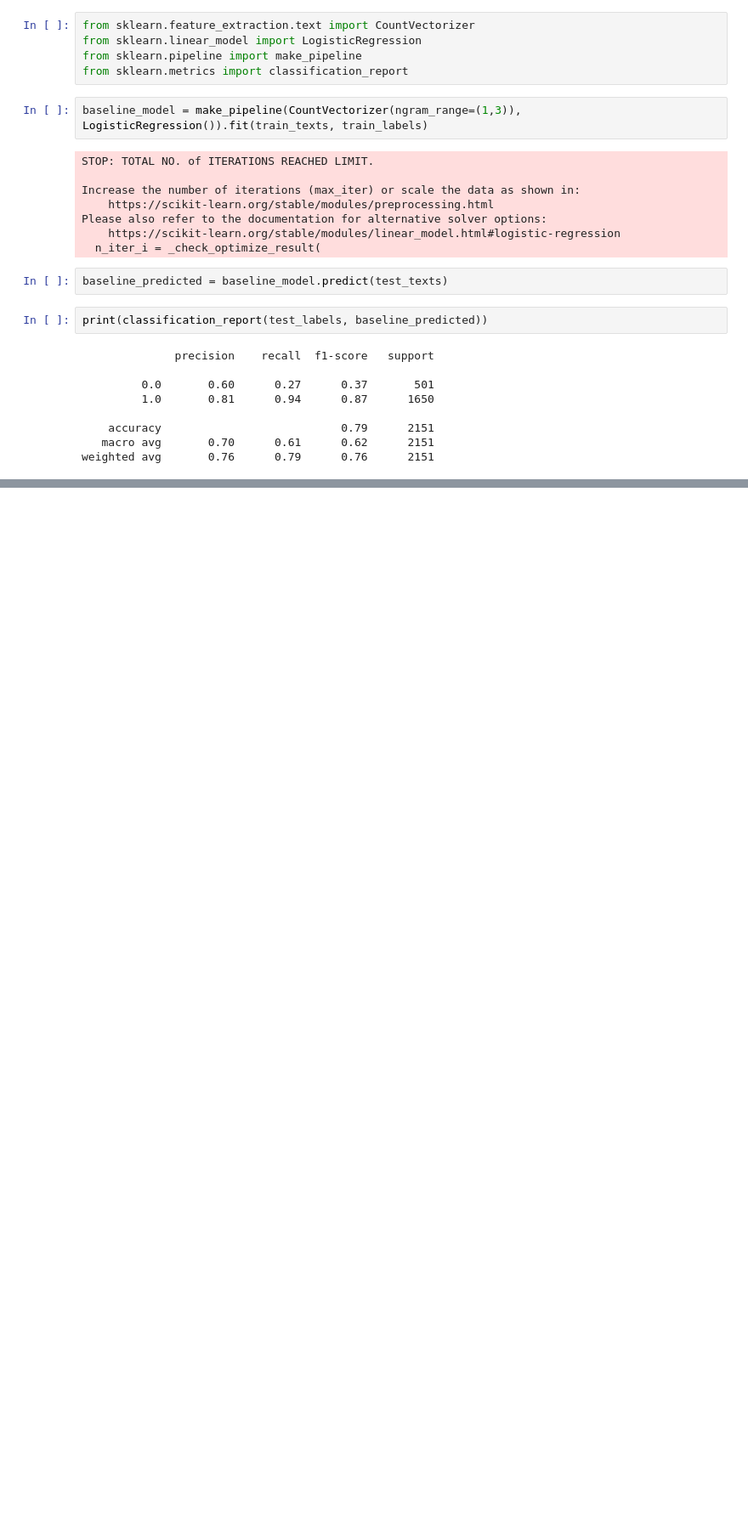
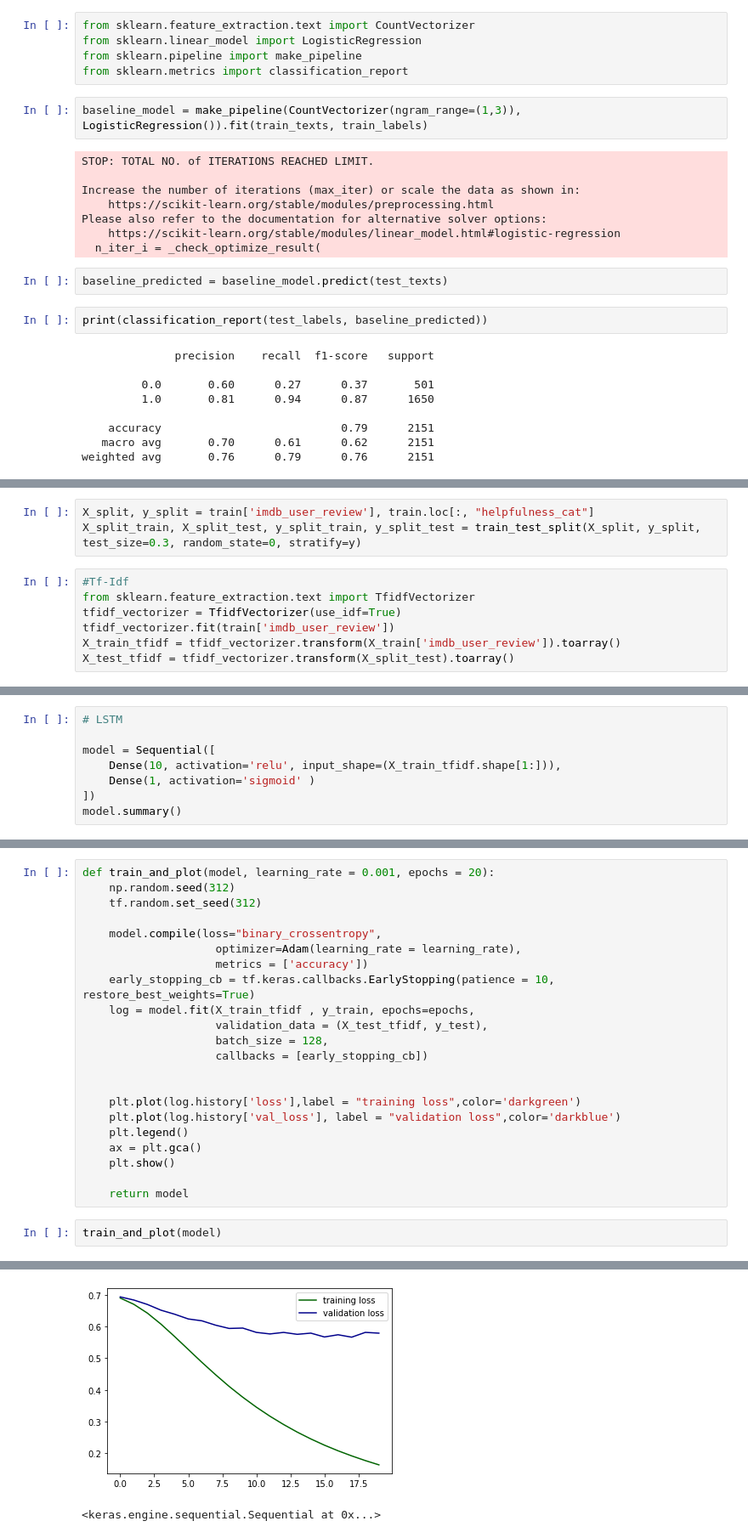
Before and after one commit to happysoymilk/movie-review-classifier, a Jupyter notebook: NLP_FCP_merge.ipynb, the cells around one changed output, grey strips where cells are left out. Shown at 85% size. Saved outputs shown, nothing was run; the diff lists cells and outputs as text; blank space fills up the shorter version.

```diff
--- a/NLP_FCP_merge.ipynb
+++ b/NLP_FCP_merge.ipynb
@@ -2156,0 +2175,10 @@ weighted avg       0.76      0.79      0.76      2151
+# %%
+X_split, y_split = train['imdb_user_review'], train.loc[:, "helpfulness_cat"]
+X_split_train, X_split_test, y_split_train, y_split_test = train_test_split(X_split, y_split, test_size=0.3, random_state=0, stratify=y)
+# %%
+#Tf-Idf
+from sklearn.feature_extraction.text import TfidfVectorizer
+tfidf_vectorizer = TfidfVectorizer(use_idf=True)
+tfidf_vectorizer.fit(train['imdb_user_review'])
+X_train_tfidf = tfidf_vectorizer.transform(X_train['imdb_user_review']).toarray()
+X_test_tfidf = tfidf_vectorizer.transform(X_split_test).toarray()
@@ -2156,0 +2202,8 @@ weighted avg       0.76      0.79      0.76      2151
+# %%
+# LSTM
+
+model = Sequential([
+    Dense(10, activation='relu', input_shape=(X_train_tfidf.shape[1:])),
+    Dense(1, activation='sigmoid' )
+])
+model.summary()
@@ -2156,0 +2224,25 @@ weighted avg       0.76      0.79      0.76      2151
+# %%
+def train_and_plot(model, learning_rate = 0.001, epochs = 20):
+    np.random.seed(312)
+    tf.random.set_seed(312)
+
+    model.compile(loss="binary_crossentropy",
+                    optimizer=Adam(learning_rate = learning_rate),
+                    metrics = ['accuracy'])
+    early_stopping_cb = tf.keras.callbacks.EarlyStopping(patience = 10, restore_best_weights=True)
+    log = model.fit(X_train_tfidf , y_train, epochs=epochs,
+                    validation_data = (X_test_tfidf, y_test),
+                    batch_size = 128,
+                    callbacks = [early_stopping_cb])
+
+
+    plt.plot(log.history['loss'],label = "training loss",color='darkgreen')
+    plt.plot(log.history['val_loss'], label = "validation loss",color='darkblue')
+    plt.legend()
+    ax = plt.gca()
+    plt.show()
+
+    return model
+# %%
+train_and_plot(model)
+# %% [output]
@@ -2156,0 +2266,2 @@ weighted avg       0.76      0.79      0.76      2151
+[figure, added]
+<keras.engine.sequential.Sequential at 0x...>
```
Also changed, not shown: parts of 12 cells of this notebook, 23 other files.
